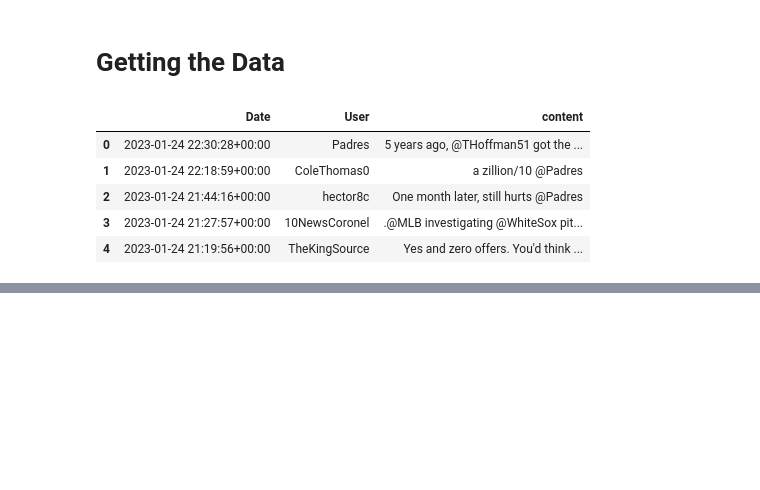
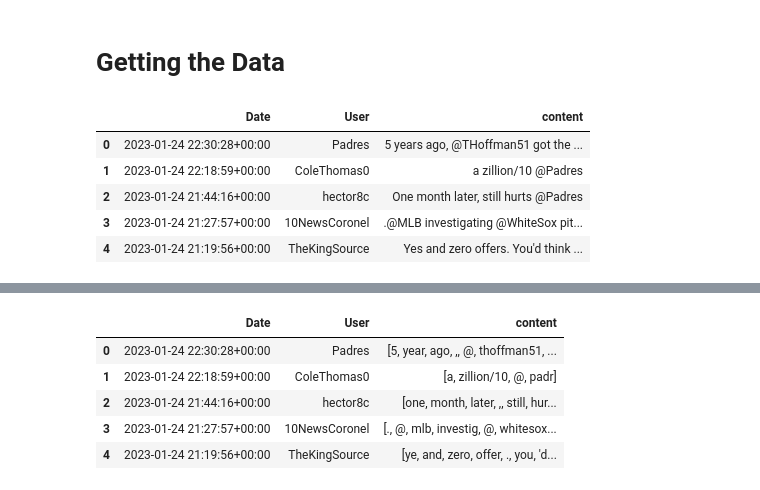
Before and after one commit to drea-biz/Portfollio_Sample_projects, a Jupyter notebook: Portfolio_notebook_python.ipynb, the cells around one changed output, grey strips where cells are left out. Saved outputs shown, nothing was run; the diff lists cells and outputs as text; code cells hidden in the pictures; blank space fills up the shorter version.

```diff
--- a/Portfolio_notebook_python.ipynb
+++ b/Portfolio_notebook_python.ipynb
@@ -110,0 +145,18 @@ test_df.shape
+# %%
+#stemming
+ps = PorterStemmer()
+def stem_words(sentence):
+    stemmed = []
+    for word in sentence:
+        stemmed.append(ps.stem(word))
+    return stemmed
+
+test_df['content'] = test_df['content'].apply(stem_words)
+test_df.head()
+# %% [output]
+|  | Date | User | content |
+| 0 | 2023-01-24 22:30:28+00:00 | Padres | [5, year, ago, ,, @, thoffman51, ... |
+| 1 | 2023-01-24 22:18:59+00:00 | ColeThomas0 | [a, zillion/10, @, padr] |
+| 2 | 2023-01-24 21:44:16+00:00 | hector8c | [one, month, later, ,, still, hur... |
+| 3 | 2023-01-24 21:27:57+00:00 | 10NewsCoronel | [., @, mlb, investig, @, whitesox... |
+| 4 | 2023-01-24 21:19:56+00:00 | TheKingSource | [ye, and, zero, offer, ., you, 'd... |
```
Also changed, not shown: parts of 15 cells of this notebook, 1 other file.
